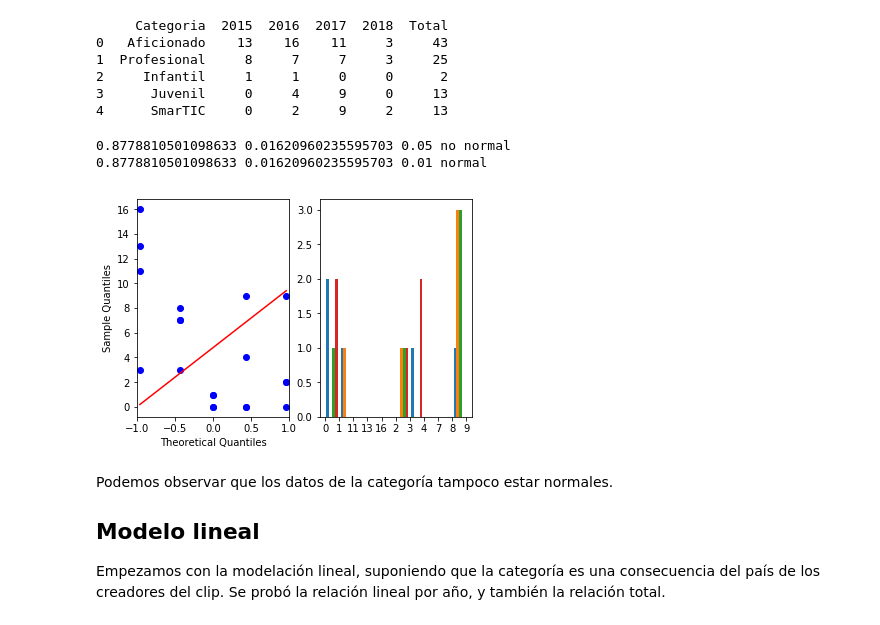
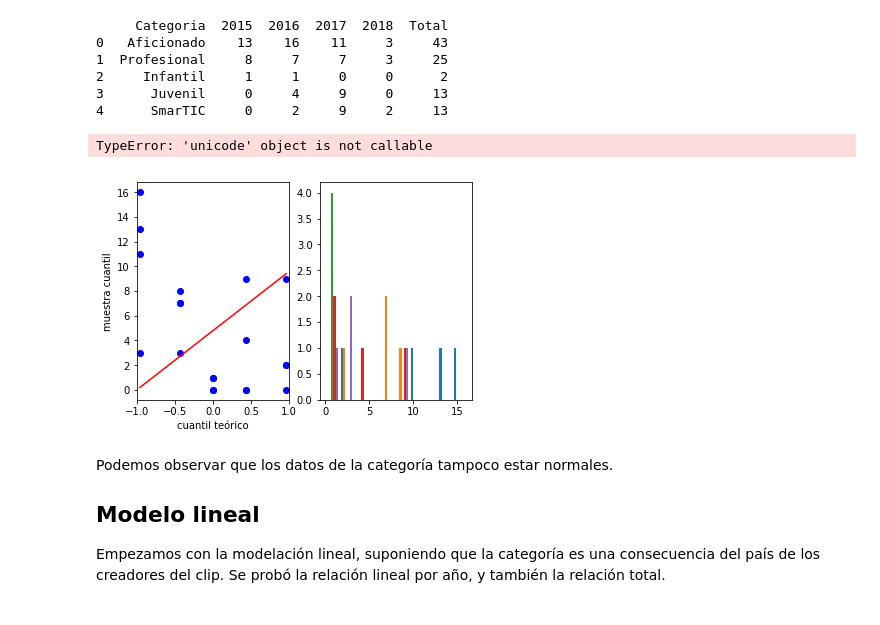
Before and after one commit to SamatarouKami/CIENCIA_DE_DATOS, a Jupyter notebook: P06.ipynb, the cells around one changed output. Saved outputs shown, nothing was run; the diff lists cells and outputs as text; code cells hidden in the pictures.

```diff
--- a/P06.ipynb
+++ b/P06.ipynb
@@ -110,16 +110,17 @@ print(dfcat)
 # %%
 f, ax = plt.subplots(1, 2)
 dfcat2=dfcat[['2015','2016','2017','2018']].copy()
-qqplot(dfcat2, line='s', ax = ax[0])
+qqplot(dfcat2, line='s', ax = ax[0],xlabel=u"cuantil teórico",ylabel="muestra cuantil")
 ax[1] = plt.hist(dfcat2)
+plt.xlabel("cuantil teórico",ax = ax[1])
+plt.ylabel("muestra cuantil",ax = ax[1])
 for a in [0.05, 0.01]:
     s, p = shapiro(dfcat2)
     print(s, p, a, "normal" if p > a else "no normal")
 plt.show()
 # %% [output]
-0.8778810501098633 0.01620960235595703 0.05 no normal
-0.8778810501098633 0.01620960235595703 0.01 normal
+TypeError: 'unicode' object is not callable
-[figure, old version]
+[figure, new version]
 # %% [markdown]
 Podemos observar que los datos de la categoría tampoco estar normales.
 
```
Also changed, not shown: parts of 7 cells of this notebook, 47 other files.
